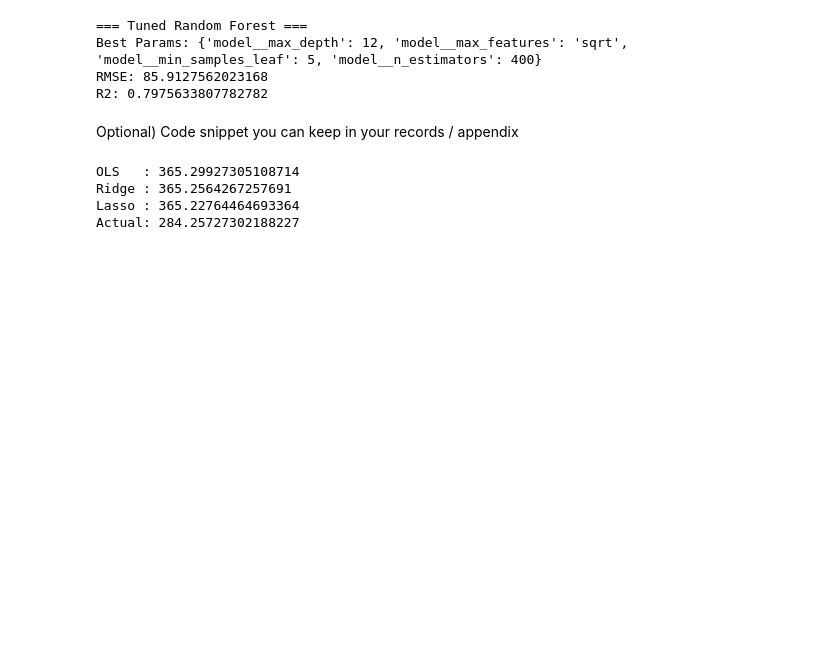
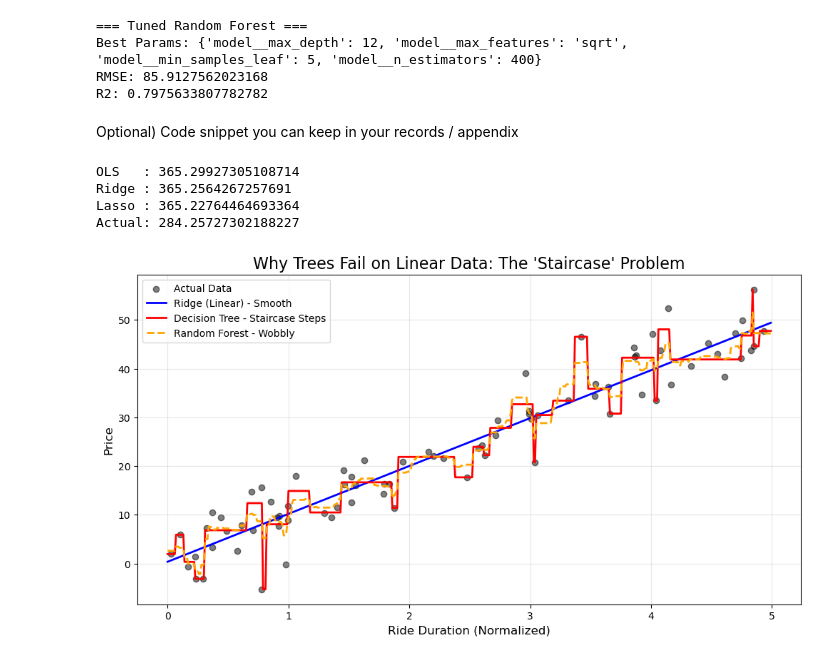
Before and after one commit to ashokaw/Dynamic_pricing, a Jupyter notebook: Interim_diss.ipynb, the cells around one changed output. Cells and saved outputs as stored; diff of their text form; code cells hidden in the pictures; blank space fills up the shorter version.

```diff
--- a/Interim_diss.ipynb
+++ b/Interim_diss.ipynb
@@ -2295,3 +2295,54 @@ OLS   : 365.29927305108714
 Ridge : 365.2564267257691
 Lasso : 365.22764464693364
 Actual: 284.25727302188227
+# %%
+import pandas as pd
+import numpy as np
+import matplotlib.pyplot as plt
+from sklearn.linear_model import Ridge
+from sklearn.tree import DecisionTreeRegressor
+from sklearn.ensemble import RandomForestRegressor
+
+# 1. Create Synthetic Linear Data (To show the concept clearly)
+# Imagine Price = 10 * Duration + Noise
+np.random.seed(42)
+X = np.sort(5 * np.random.rand(80, 1), axis=0)
+y = 10 * X.ravel() + np.random.normal(0, 5, 80) # Add some noise
+
+# 2. Train Models
+ridge = Ridge(alpha=1.0)
+ridge.fit(X, y)
+
+tree = DecisionTreeRegressor(max_depth=5)
+tree.fit(X, y)
+
+forest = RandomForestRegressor(n_estimators=100, max_depth=5)
+forest.fit(X, y)
+
+# 3. Predict on a smooth range (to see the "Shape")
+X_test = np.arange(0.0, 5.0, 0.01)[:, np.newaxis]
+y_ridge = ridge.predict(X_test)
+y_tree = tree.predict(X_test)
+y_forest = forest.predict(X_test)
+
+# 4. Plot the "Proof"
+plt.figure(figsize=(12, 6))
+plt.scatter(X, y, color="black", alpha=0.5, label="Actual Data")
+
+# Ridge = Smooth Line
+plt.plot(X_test, y_ridge, color="blue", linewidth=2, label="Ridge (Linear) - Smooth")
+
+# Tree = Staircase (The Failure)
+plt.plot(X_test, y_tree, color="red", linewidth=2, label="Decision Tree - Staircase Steps")
+
+# Forest = Wobbly Line
+plt.plot(X_test, y_forest, color="orange", linestyle="--", linewidth=2, label="Random Forest - Wobbly")
+
+plt.title("Why Trees Fail on Linear Data: The 'Staircase' Problem", fontsize=16)
+plt.xlabel("Ride Duration (Normalized)", fontsize=12)
+plt.ylabel("Price", fontsize=12)
+plt.legend()
+plt.grid(True, alpha=0.3)
+plt.show()
+# %% [output]
+[figure, added]
```
